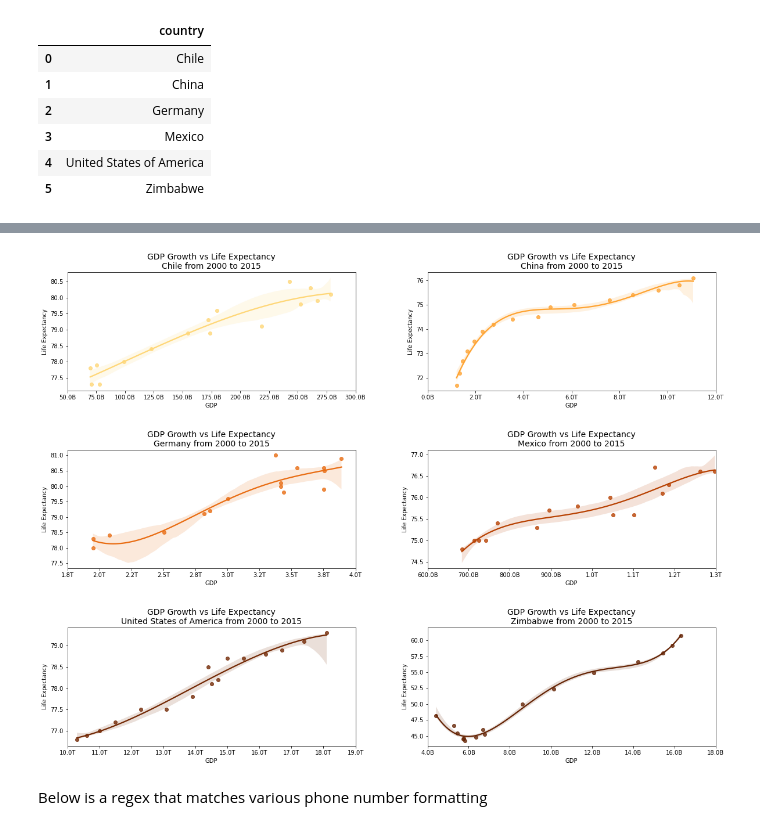
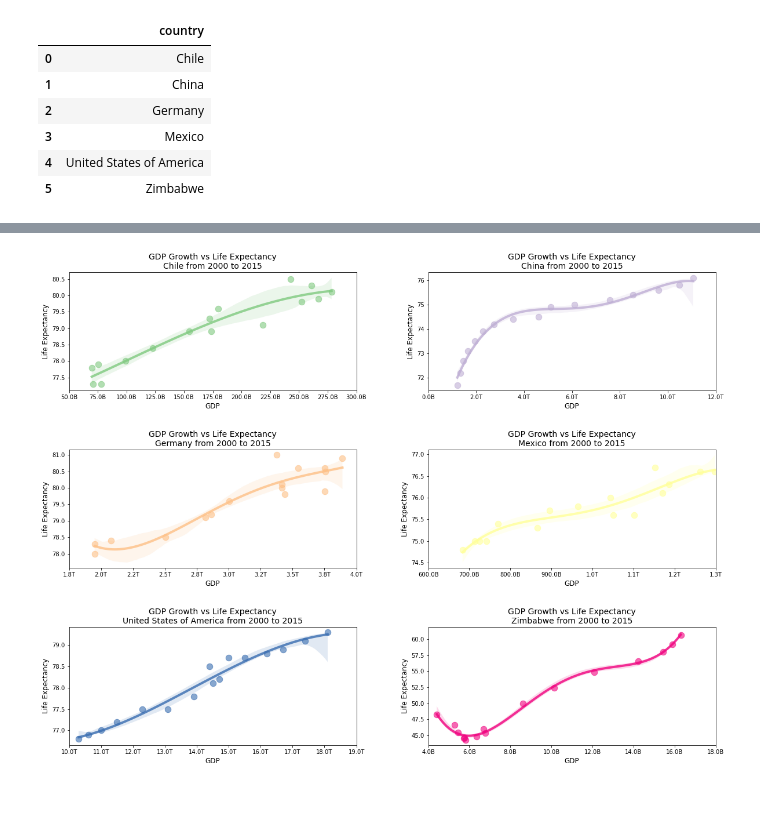
Before and after one commit to rj-pal/Codecademy, a Jupyter notebook: Life-Expectancy-and-GDP-Starter/life_expectancy_gdp.ipynb, the cells around one changed output, grey strips where cells are left out. Saved outputs shown, nothing was run; the diff lists cells and outputs as text; code cells hidden in the pictures; blank space fills up the shorter version.

```diff
--- a/Life-Expectancy-and-GDP-Starter/life_expectancy_gdp.ipynb
+++ b/Life-Expectancy-and-GDP-Starter/life_expectancy_gdp.ipynb
@@ -138,22 +137,21 @@ for c, country_name in enumerate(data.country.unique()):
         row = 2
     country_data = data[data.country == country_name]
     ax = axes[row, col]
-    sns.barplot(x='year', y='gdp', data=country_data, ax=ax, color='wheat')
+    sns.barplot(x='year', y='gdp', data=country_data, ax=ax, color='#FAC205')
+
     converter = lambda x: f'{(x / 1e9):.1f}B' if x < 1e12 else f'{(x / 1e12):.1f}T'
     yticks = ax.get_yticks()
     xticks = ax.get_xticklabels()
-#     print(yticks)
     ylabel = [converter(y) for y in yticks]
-#     print(ylabel)
+
     ax.set_yticks(yticks)
     ax.set_yticklabels(ylabel, fontsize=9)
     ax.set_xticklabels(xticks, fontsize=9)
     ax.set_title(f'GDP Growth for {country_name}: 2000 to 2015 (USD)', fontsize=14)
     ax.set_xlabel("")
     ax.set_ylabel("GDP")
+
 fig.set_facecolor('white')
-plt.savefig('test_6.png', bbox_inches='tight', dpi=150)
-# plt.savefig('test_1.png')
-# plt.tight_layout()
+plt.savefig('gdp_by_country.png', bbox_inches='tight', dpi=250)
 plt.show()
 # %% [output]
@@ -175,31 +174,31 @@ plt.show()
 # %%
 fig, axes = plt.subplots(3, 2, figsize=(20,15), gridspec_kw={'hspace': 0.5, 'wspace': 0.25})
-color_map = plt.cm.YlOrBr
+color_map = plt.cm.Accent
 for c, country_name in enumerate(data.country.unique()):
 #     plt.figure(figsize=(9,4))
     col = c % 2
     if c < 2:
         row = 0
     elif c < 4:
         row = 1
     else:
         row = 2
     country_data = data[data.country == country_name]
     ax = axes[row, col]
-    colour = color_map(c / len(data.country.unique()) + 0.3)
-    sns.regplot(x='gdp', y='life_expectancy', data=country_data, ax=ax, order=4, ci=75, color=colour)
+    colour = color_map(c)
+    sns.regplot(x='gdp', y='life_expectancy', data=country_data, ax=ax, order=4, ci=75, scatter_kws={'s': 110, 'alpha': 0.6}, line_kws={'linewidth': 4, 'alpha': 0.8}, color=colour)
 
     converter = lambda x: f'{(x / 1e9):.1f}B' if x < 1e12 else f'{(x / 1e12):.1f}T'
     xticks = ax.get_xticks()
     xlabel = [converter(x) for x in xticks]
     ax.set_xticks(xticks)
     ax.set_xticklabels(xlabel)
     ax.set_title(f'GDP Growth vs Life Expectancy\n{country_name} from 2000 to 2015', fontsize=14)
-    ax.set_xlabel("GDP")
-    ax.set_ylabel("Life Expectancy")
-# plt.tight_layout()
+    ax.set_xlabel("GDP", fontsize=12)
+    ax.set_ylabel("Life Expectancy", fontsize=12)
+
+fig.set_facecolor('white')
+plt.savefig('gdp_life_expec_seperate.png', bbox_inches='tight', dpi=250)
 plt.show()
 # %% [output]
-[figure, old version]
+[figure, new version]
-# %% [markdown]
-Below is a regex that matches various phone number formatting
```
Also changed, not shown: parts of 8 cells of this notebook, 4 other files.
